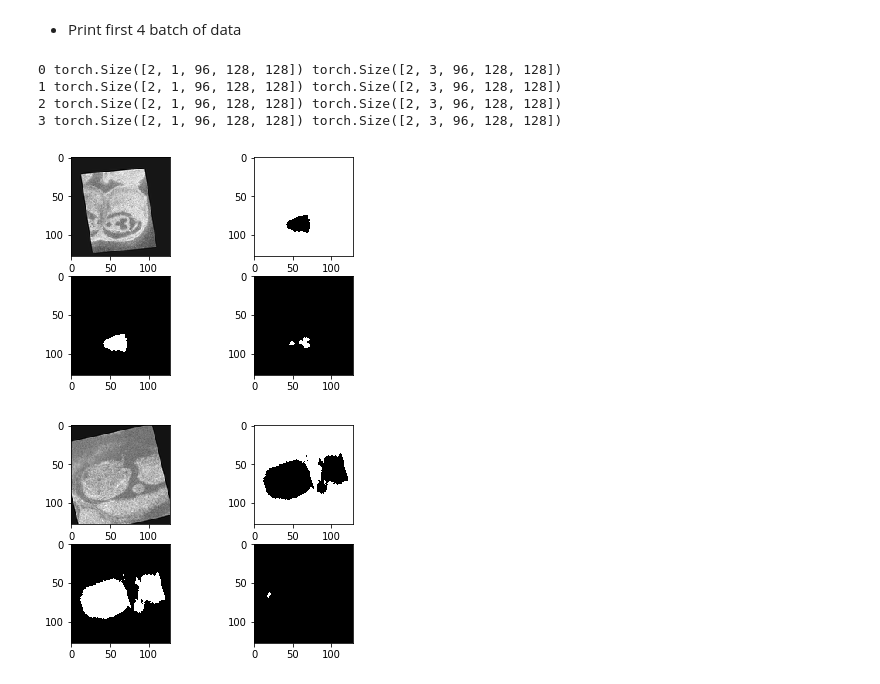
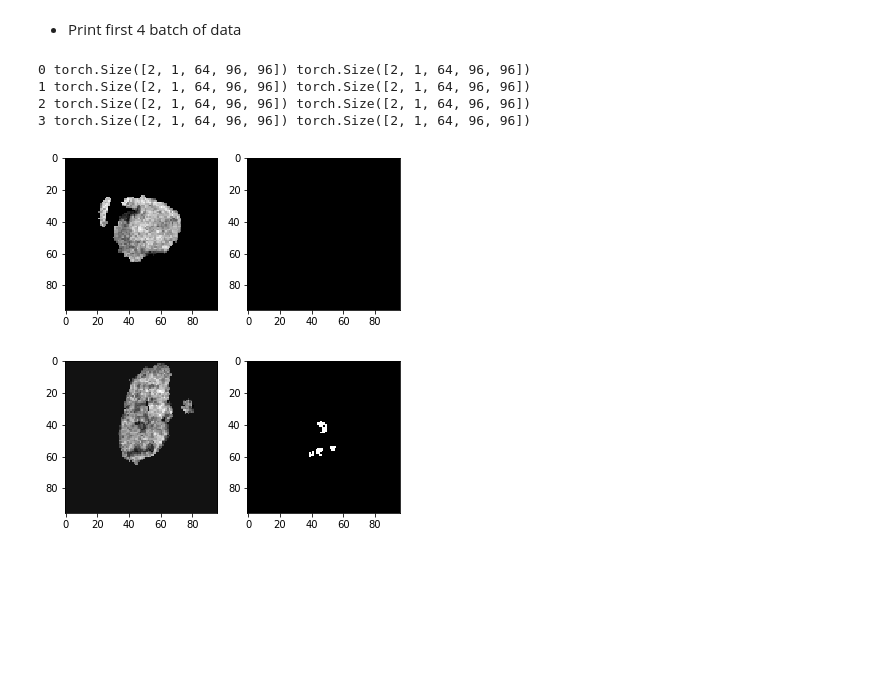
Before and after one commit to tongdaxu/ECE-GY-6123-IMAGE-AND-VIDEO-PROCESSING, a Jupyter notebook: MouseProj/04-Vanilla_Atrous.ipynb, the cells around one changed output. Saved outputs shown, nothing was run; the diff lists cells and outputs as text; code cells hidden in the pictures; blank space fills up the shorter version.

```diff
--- a/MouseProj/04-Vanilla_Atrous.ipynb
+++ b/MouseProj/04-Vanilla_Atrous.ipynb
@@ -28,10 +28,10 @@ import torchvision.transforms as T
 #------------------------------- GLOBAL VARIABLES -------------------------------------#
 
 USE_GPU = True
-BATCH_SIZE = 2
+BATCH_SIZE = 6
 NUM_WORKERS = 6
-NUM_TRAIN = 80
-LEARNING_RATE = 1e-4
+NUM_TRAIN = 72
+LEARNING_RATE = 1e-3
 
 dtype = torch.float32 # we will be using float throughout this tutorial
 
@@ -47,7 +47,7 @@ using GPU for training
 
 data_index = np.arange(107)
 data_index = np.delete(data_index, 46)
-dataset_trans = niiDataset(data_index,
+dataset_trans = niiMaskDataset(data_index,
                          transform=transforms.Compose([
                              downSample(2),
                              RandomFilp(0.5),
@@ -68,18 +68,18 @@ validation_loader = DataLoader(dataset_trans, batch_size=BATCH_SIZE,
 # %%
 for i_batch, sample_batched in enumerate(train_loader):
     print(i_batch, sample_batched['image'].size(), \
           sample_batched['label'].size())
     # observe 4th batch and stop.
     if i_batch == 3:
-        show_batch_image(sample_batched['image'],sample_batched['label'],BATCH_SIZE)
+        show_batch_image(sample_batched['image'],sample_batched['label'],BATCH_SIZE, level=2)
         break
 # %% [output]
-0 torch.Size([2, 1, 96, 128, 128]) torch.Size([2, 3, 96, 128, 128])
-1 torch.Size([2, 1, 96, 128, 128]) torch.Size([2, 3, 96, 128, 128])
-2 torch.Size([2, 1, 96, 128, 128]) torch.Size([2, 3, 96, 128, 128])
-3 torch.Size([2, 1, 96, 128, 128]) torch.Size([2, 3, 96, 128, 128])
+0 torch.Size([2, 1, 64, 96, 96]) torch.Size([2, 1, 64, 96, 96])
+1 torch.Size([2, 1, 64, 96, 96]) torch.Size([2, 1, 64, 96, 96])
+2 torch.Size([2, 1, 64, 96, 96]) torch.Size([2, 1, 64, 96, 96])
+3 torch.Size([2, 1, 64, 96, 96]) torch.Size([2, 1, 64, 96, 96])
-[figure, old version]
+[figure, new version]
-[figure, old version]
+[figure, new version]
 # %%
 from Atrous import Atrous
 
```
Also changed, not shown: parts of 2 cells of this notebook, 10 other files.
